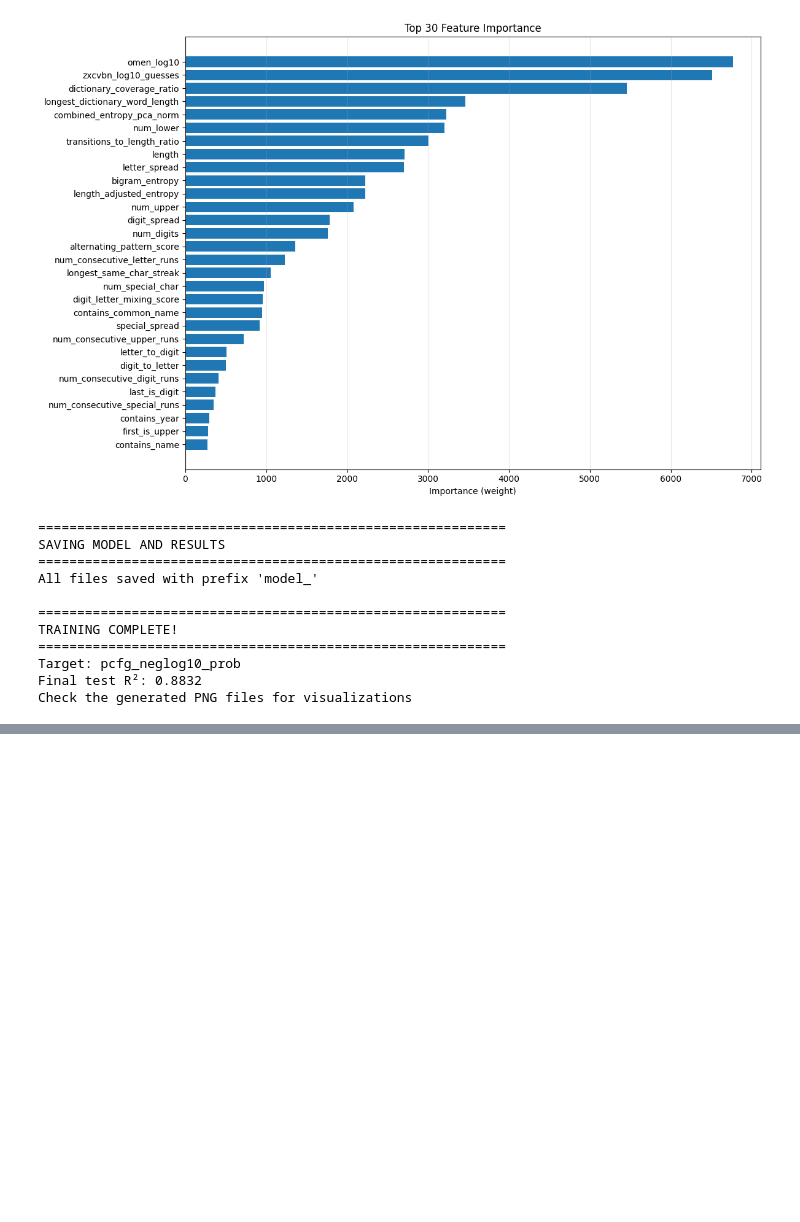
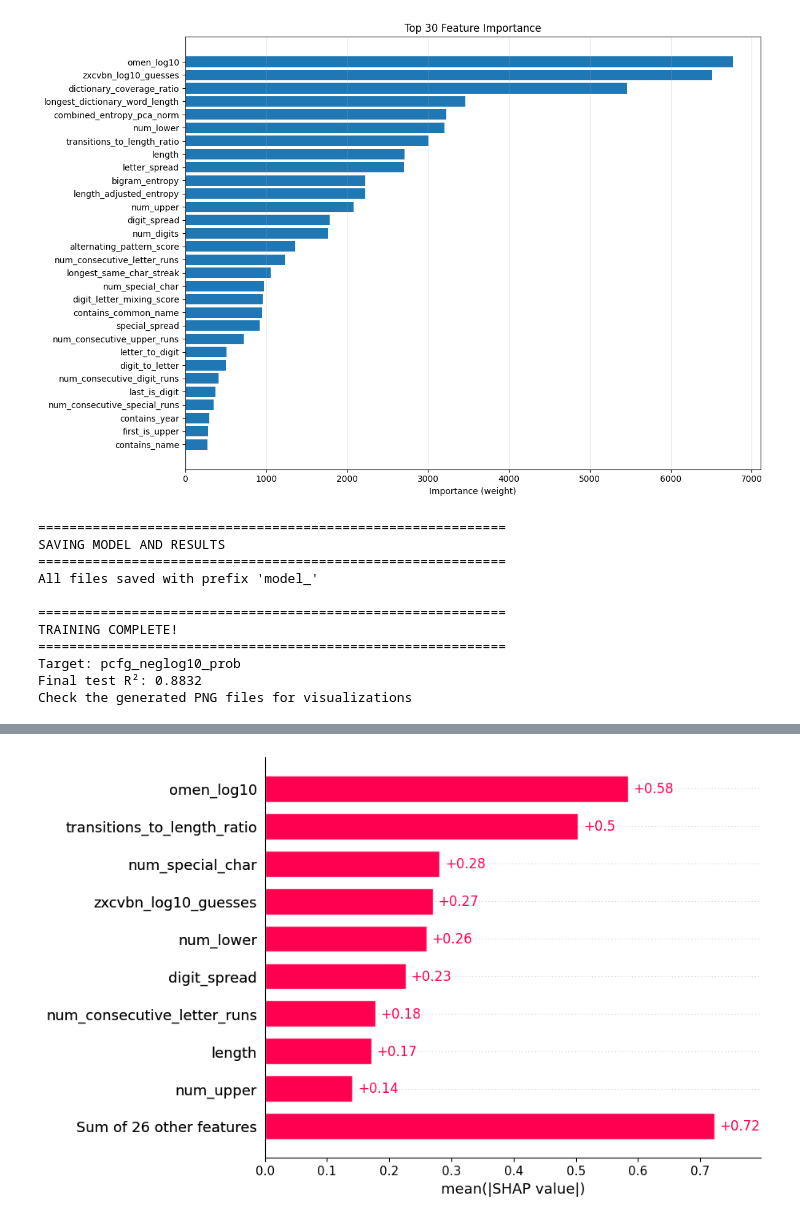
Before and after one commit to SW-PR-ORG/backend, a Jupyter notebook: training.ipynb, the cells around one changed output, grey strips where cells are left out. Cells and saved outputs as stored; diff of their text form; code cells hidden in the pictures; blank space fills up the shorter version.

```diff
--- a/training.ipynb
+++ b/training.ipynb
@@ -530,0 +556,4 @@ Check the generated PNG files for visualizations
+# %%
+shap.plots.bar(shap_values)
+# %% [output]
+[figure, added]
```
Also changed, not shown: parts of 12 cells of this notebook.
